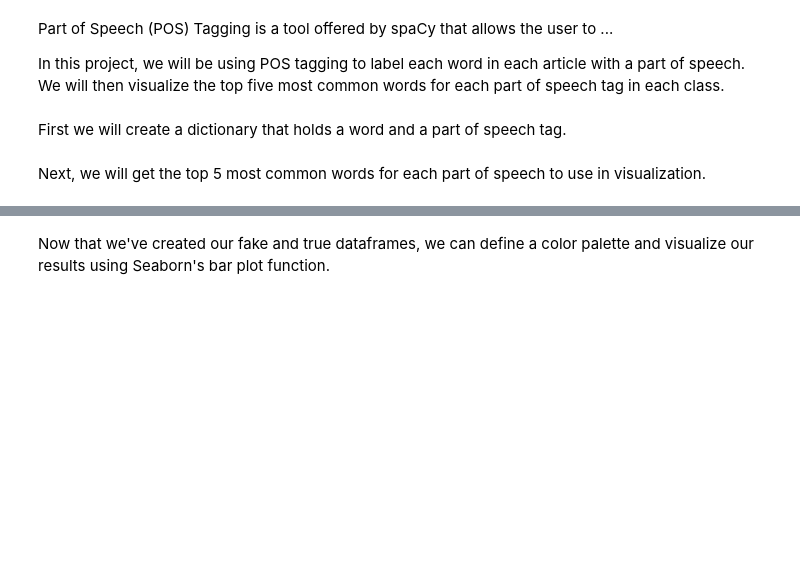
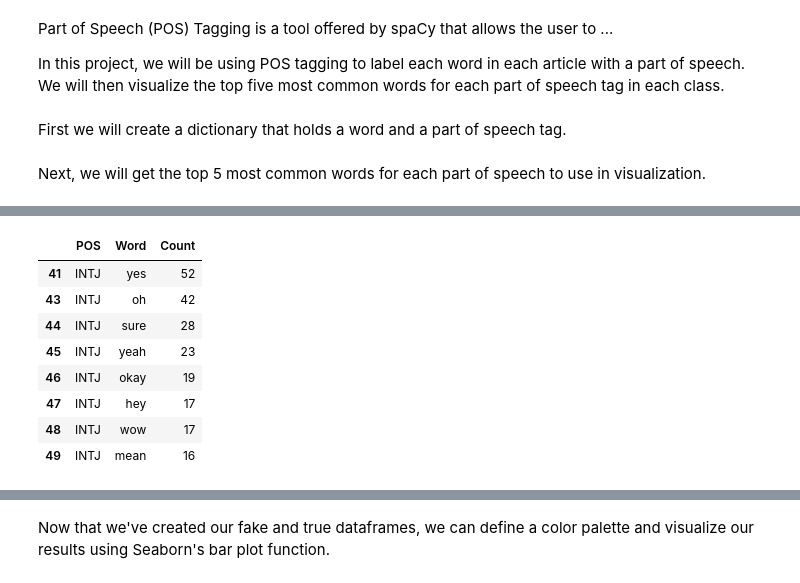
Before and after one commit to DataScienceAndEngineering/machine-learning-dse-i210-final-project-fake-news, a Jupyter notebook: reports/FINAL_REPORT.ipynb, the cells around one changed output, grey strips where cells are left out. Saved outputs shown, nothing was run; the diff lists cells and outputs as text; code cells hidden in the pictures; blank space fills up the shorter version.

```diff
--- a/reports/FINAL_REPORT.ipynb
+++ b/reports/FINAL_REPORT.ipynb
@@ -266,3 +281,15 @@ print(faketop)
+# %%
+faketop[faketop['POS'] == 'INTJ']
+# %% [output]
+|  | POS | Word | Count |
+| 41 | INTJ | yes | 52 |
+| 43 | INTJ | oh | 42 |
+| 44 | INTJ | sure | 28 |
+| 45 | INTJ | yeah | 23 |
+| 46 | INTJ | okay | 19 |
+| 47 | INTJ | hey | 17 |
+| 48 | INTJ | wow | 17 |
+| 49 | INTJ | mean | 16 |
 # %%
 # create a TRUE df for visualization
 # select true text
```
Also changed, not shown: parts of 30 cells of this notebook.
